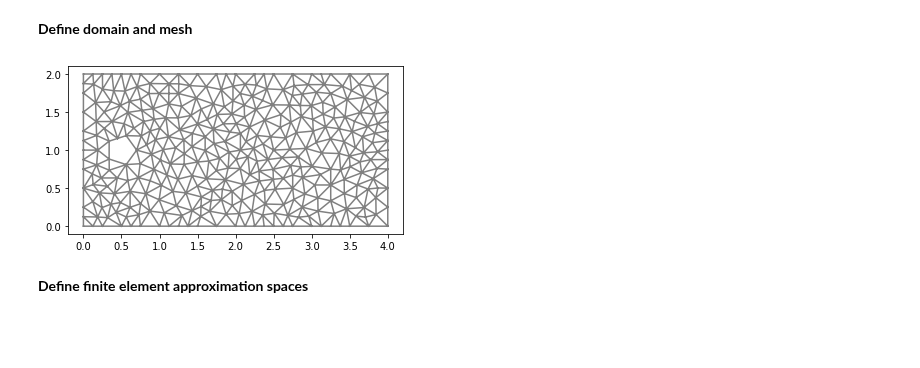
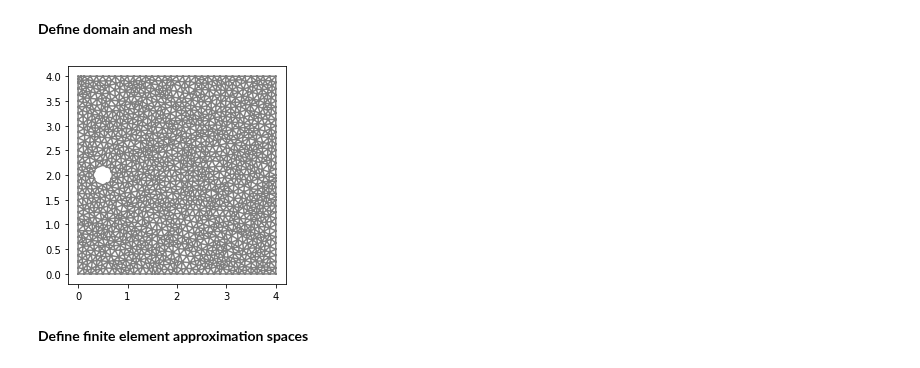
Before and after one commit to johanhoffman/DD2365-VT20, a Jupyter notebook: template-report-Stokes-AMR.ipynb, the cells around one changed output. Cells and saved outputs as stored; diff of their text form; code cells hidden in the pictures; blank space fills up the shorter version.

```diff
--- a/template-report-Stokes-AMR.ipynb
+++ b/template-report-Stokes-AMR.ipynb
@@ -146,34 +154,34 @@ To read more about how to use similar methods for more complex problems, see e.g
 # %%
 # Define rectangular domain
 L = 4
-H = 2
+H = 4
 
 # Define circle
 xc = 0.5
 yc = 0.5*H
 rc = 0.2
 
 # Generate mesh (examples with and without a hole in the mesh)
-resolution = 16
+resolution = 32
 #mesh = RectangleMesh(Point(0.0, 0.0), Point(L, H), L*resolution, H*resolution)
 mesh = generate_mesh(Rectangle(Point(0.0,0.0), Point(L,H)) - Circle(Point(xc,yc),rc), resolution)
 
 # Local mesh refinement (specified by a cell marker)
-no_levels = 0
-for i in range(0,no_levels):
+init_no_levels = 0
+for i in range(0,init_no_levels):
   cell_marker = MeshFunction("bool", mesh, mesh.topology().dim())
   for cell in cells(mesh):
     cell_marker[cell] = False
     p = cell.midpoint()
     if p.distance(Point(0.5, 0.5)) < 1.0:
         cell_marker[cell] = True
   mesh = refine(mesh, cell_marker)
 
 plt.figure()
 plot(mesh)
 plt.show()
 # %% [output]
-[figure, old version]
+[figure, new version]
 # %% [markdown]
 **Define finite element approximation spaces**
 # %%
```
Also changed, not shown: parts of 6 cells of this notebook.
